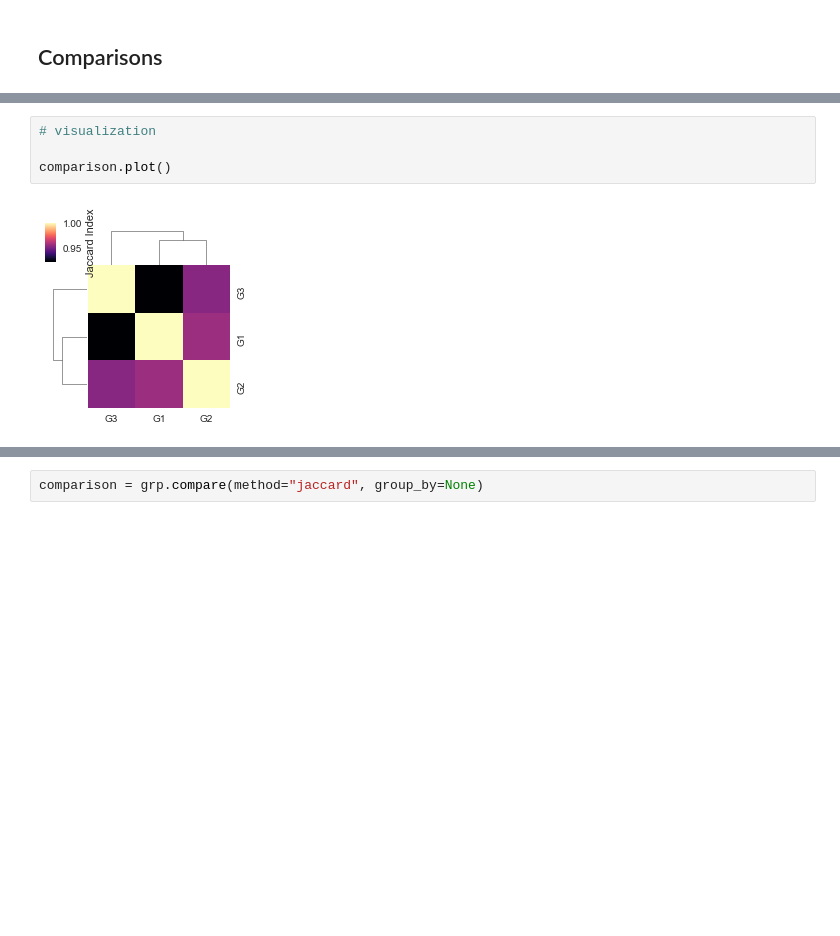
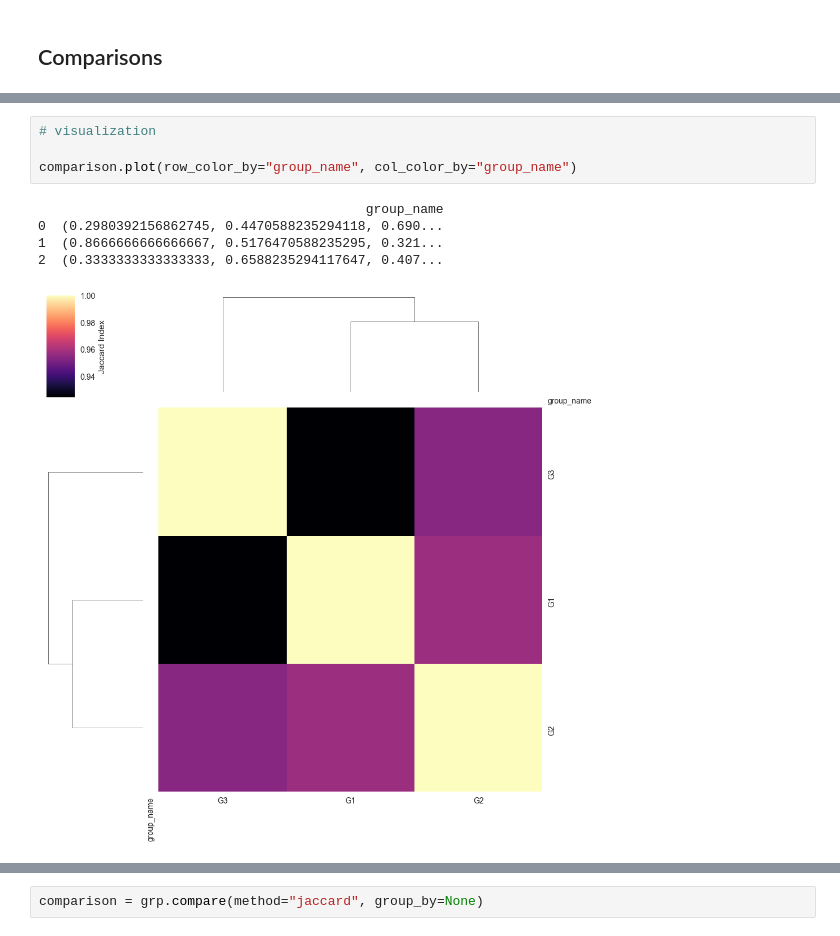
Before and after one commit to qwerty239qwe/pipeGEM, a Jupyter notebook: docs/source/tutorial/1_basic.ipynb, the cells around one changed output, grey strips where cells are left out. Cells and saved outputs as stored; diff of their text form; blank space fills up the shorter version.

```diff
--- a/docs/source/tutorial/1_basic.ipynb
+++ b/docs/source/tutorial/1_basic.ipynb
@@ -276,9 +301,13 @@ comparison = grp.compare(method="jaccard")
 # %%
 # visualization
 
-comparison.plot()
+comparison.plot(row_color_by="group_name", col_color_by="group_name")
 # %% [output]
+                                          group_name
+0  (0.2980392156862745, 0.4470588235294118, 0.690...
+1  (0.8666666666666667, 0.5176470588235295, 0.321...
+2  (0.3333333333333333, 0.6588235294117647, 0.407...
-[figure, old version]
+[figure, new version]
 # %%
 # data frame showing the jaccard values
 comparison
```
Also changed, not shown: parts of 21 cells of this notebook, 8 other files.
